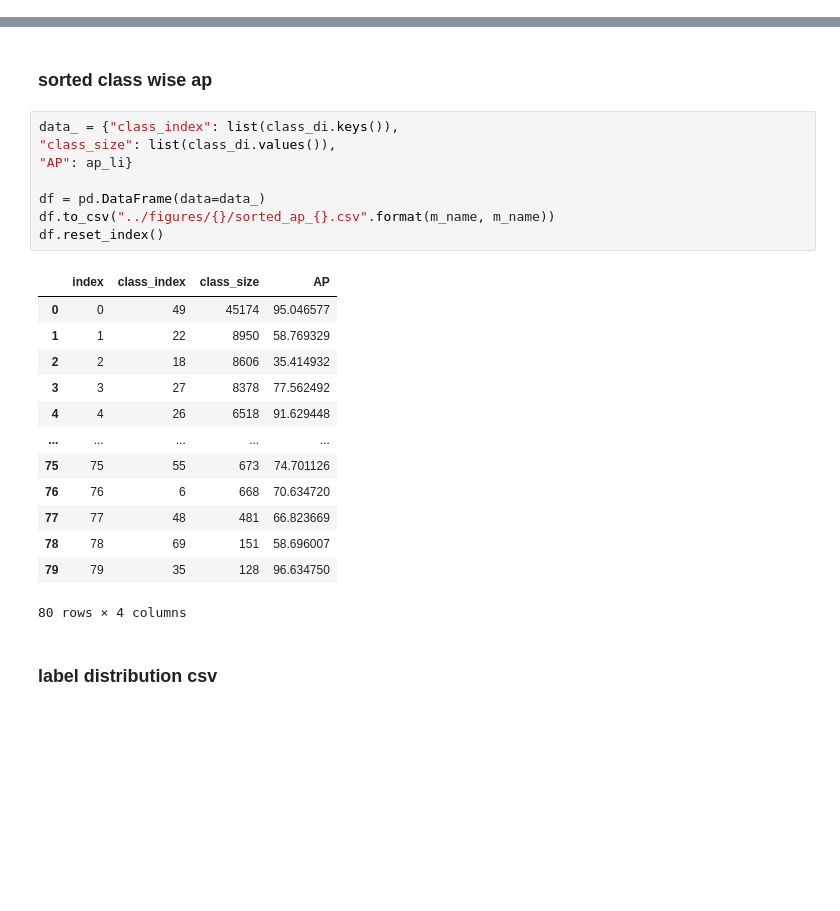
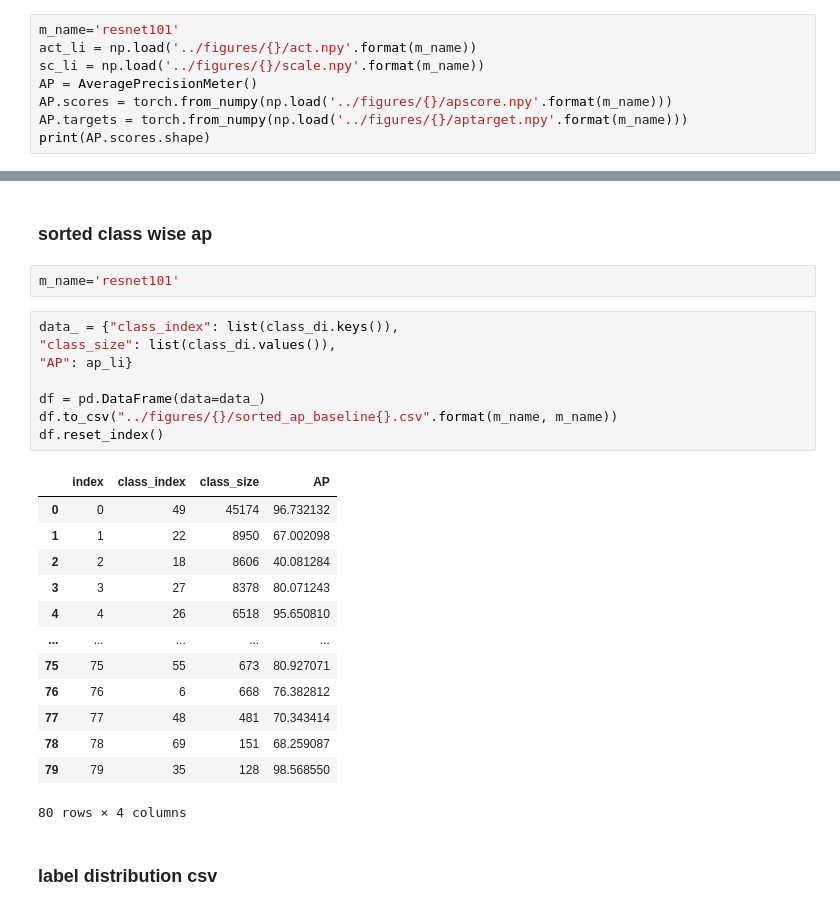
Before and after one commit to SeonghaEom/LT-ML, a Jupyter notebook: notebooks/AP_classwise.ipynb, the cells around one changed output, grey strips where cells are left out. Drawn from its saved outputs; the diff is of its cells as text; blank space fills up the shorter version.

```diff
--- a/notebooks/AP_classwise.ipynb
+++ b/notebooks/AP_classwise.ipynb
@@ -240,3 +175,11 @@ with open('../data/coco/data/category.json', 'r') as f:
 inverse[0]
 # %% [output]
 'airplane'
+# %%
+m_name='resnet101'
+act_li = np.load('../figures/{}/act.npy'.format(m_name))
+sc_li = np.load('../figures/{}/scale.npy'.format(m_name))
+AP = AveragePrecisionMeter()
+AP.scores = torch.from_numpy(np.load('../figures/{}/apscore.npy'.format(m_name)))
+AP.targets = torch.from_numpy(np.load('../figures/{}/aptarget.npy'.format(m_name)))
+print(AP.scores.shape)
@@ -340,27 +367,29 @@ label_li = list(class_di.keys()) #coco
 ap_li = 100 * AP.value()
 # %% [markdown]
 ### sorted class wise ap
+# %%
+m_name='resnet101'
 # %%
 data_ = {"class_index": list(class_di.keys()),
 "class_size": list(class_di.values()),
 "AP": ap_li}
 
 df = pd.DataFrame(data=data_)
-df.to_csv("../figures/{}/sorted_ap_{}.csv".format(m_name, m_name))
+df.to_csv("../figures/{}/sorted_ap_baseline{}.csv".format(m_name, m_name))
 df.reset_index()
 # %% [output]
 |  | index | class_index | class_size | AP |
-| 0 | 0 | 49 | 45174 | 95.046577 |
-| 1 | 1 | 22 | 8950 | 58.769329 |
-| 2 | 2 | 18 | 8606 | 35.414932 |
-| 3 | 3 | 27 | 8378 | 77.562492 |
-| 4 | 4 | 26 | 6518 | 91.629448 |
+| 0 | 0 | 49 | 45174 | 96.732132 |
+| 1 | 1 | 22 | 8950 | 67.002098 |
+| 2 | 2 | 18 | 8606 | 40.081284 |
+| 3 | 3 | 27 | 8378 | 80.071243 |
+| 4 | 4 | 26 | 6518 | 95.650810 |
 | ... | ... | ... | ... | ... |
-| 75 | 75 | 55 | 673 | 74.701126 |
-| 76 | 76 | 6 | 668 | 70.634720 |
-| 77 | 77 | 48 | 481 | 66.823669 |
-| 78 | 78 | 69 | 151 | 58.696007 |
-| 79 | 79 | 35 | 128 | 96.634750 |
+| 75 | 75 | 55 | 673 | 80.927071 |
+| 76 | 76 | 6 | 668 | 76.382812 |
+| 77 | 77 | 48 | 481 | 70.343414 |
+| 78 | 78 | 69 | 151 | 68.259087 |
+| 79 | 79 | 35 | 128 | 98.568550 |
 80 rows × 4 columns
 # %% [markdown]
 ### label distribution csv
```
Also changed, not shown: parts of 20 cells of this notebook, 6 other files.
